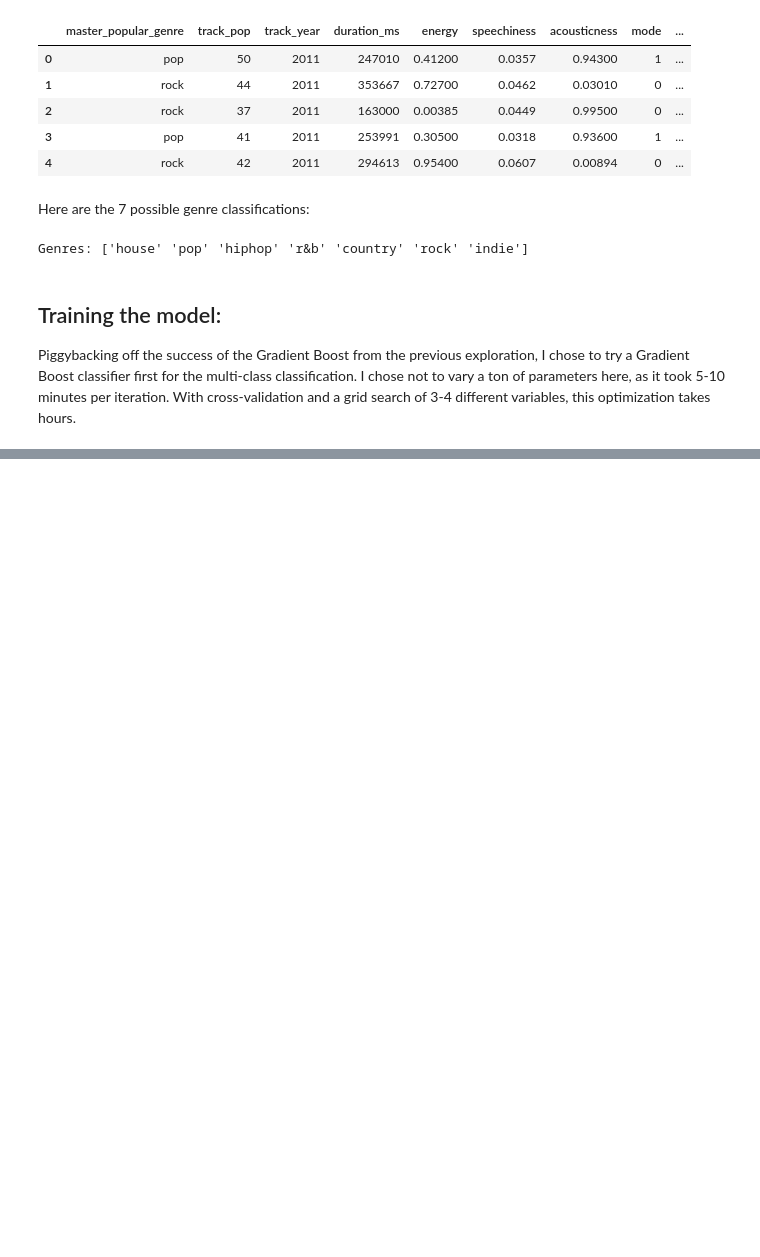
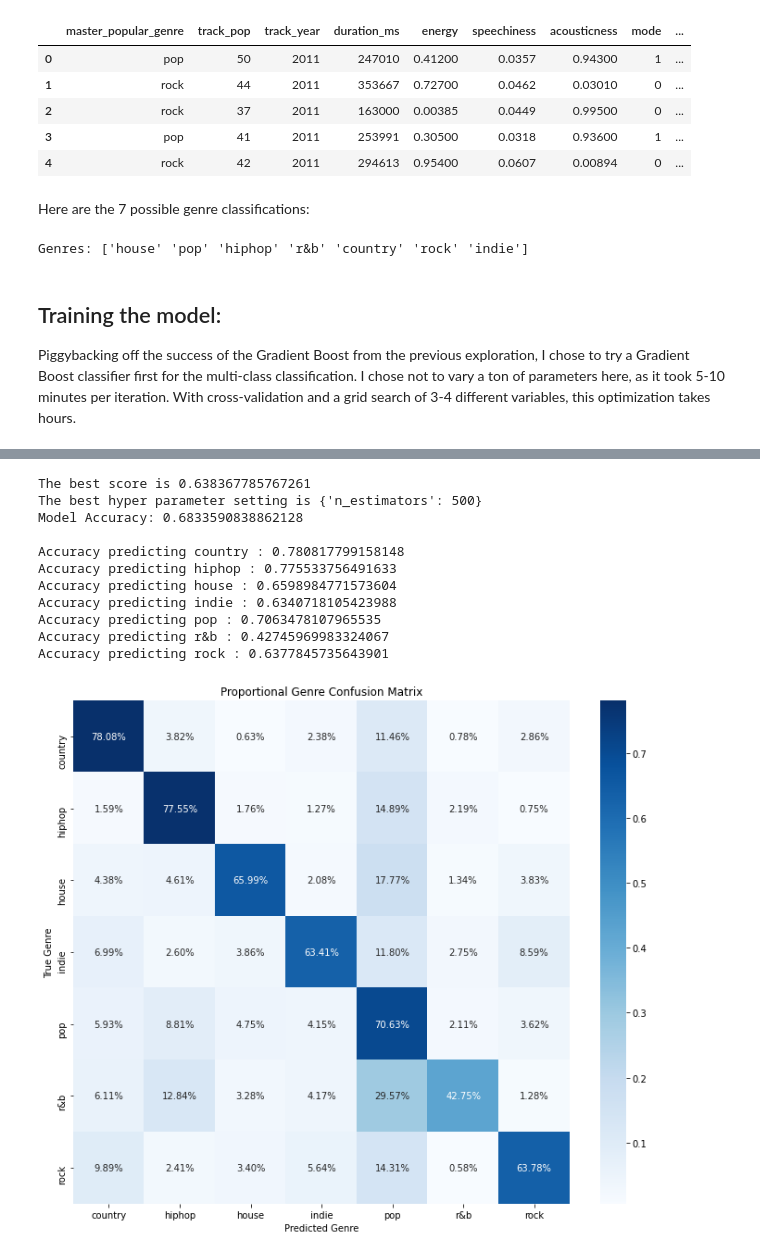
Before and after one commit to ekatnic/SpotifyApiExploration, a Jupyter notebook: Spotify_Analyze_Genre.ipynb, the cells around one changed output, grey strips where cells are left out. Cells and saved outputs as stored; diff of their text form; code cells hidden in the pictures; blank space fills up the shorter version.

```diff
--- a/Spotify_Analyze_Genre.ipynb
+++ b/Spotify_Analyze_Genre.ipynb
@@ -114,3 +87,3 @@ Model Accuracy: 0.592883758974825
 # %%
-def print_accuracy(genre_index):
+def print_accuracy(genre_index, conf_matrix):
   print("Accuracy predicting", genre_order[genre_index], ":", conf_matrix[genre_index,genre_index]/(sum(conf_matrix[genre_index,:])))
@@ -152,6 +90,13 @@ numpy.ndarray
 # %%
-fig, ax = plt.subplots(figsize=(12,10))
-
-sns.heatmap(conf_matrix.astype('float') / conf_matrix.sum(axis=1)[:, np.newaxis], annot=True,fmt='.2%', cmap='Blues',xticklabels=genre_order,yticklabels=genre_order, ax=ax)
-ax.set(xlabel='Predicted Genre', ylabel='True Genre')
-ax.set_title("Proportional Genre Confusion Matrix")
+def print_grid_results(grid, x_test, y_test):
+  conf_matrix = confusion_matrix(y_test, grid.predict(X_test), labels=genre_order)
+  print("The best score is {}".format(grid.best_score_))
+  print("The best hyper parameter setting is {}".format(grid.best_params_))
+  print("Model Accuracy:", accuracy_score(y_test,grid.predict(X_test)))
+  print()
+  for i in range(0,len(genre_order)):
+    print_accuracy(i,conf_matrix)
+  fig, ax = plt.subplots(figsize=(12,10))
+  sns.heatmap(conf_matrix.astype('float') / conf_matrix.sum(axis=1)[:, np.newaxis], annot=True,fmt='.2%', cmap='Blues',xticklabels=genre_order,yticklabels=genre_order, ax=ax)
+  ax.set(xlabel='Predicted Genre', ylabel='True Genre')
+  ax.set_title("Proportional Genre Confusion Matrix")
@@ -161,3 +132,18 @@ Text(0.5, 1.0, 'Proportional Genre Confusion Matrix')
+# %%
+print_grid_results(grid_rf,X_test,y_test)
+# %% [output]
+The best score is 0.638367785767261
+The best hyper parameter setting is {'n_estimators': 500}
+Model Accuracy: 0.6833590838862128
+
+Accuracy predicting country : 0.780817799158148
+Accuracy predicting hiphop : 0.775533756491633
+Accuracy predicting house : 0.6598984771573604
+Accuracy predicting indie : 0.6340718105423988
+Accuracy predicting pop : 0.7063478107965535
+Accuracy predicting r&b : 0.42745969983324067
+Accuracy predicting rock : 0.6377845735643901
+[figure, added]
 # %%
 for count,genre_preds in enumerate(conf_matrix):
   print("True Genre:", genre_order[count])
```
Also changed, not shown: parts of 58 cells of this notebook.
